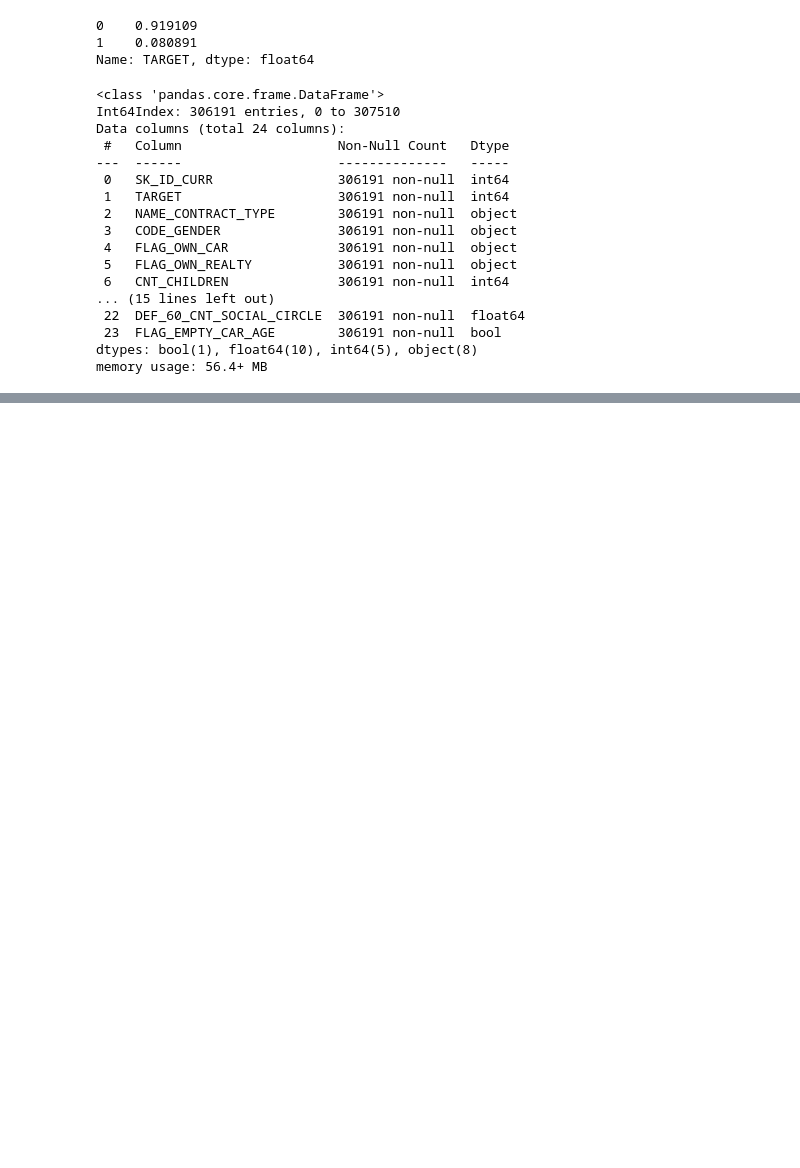
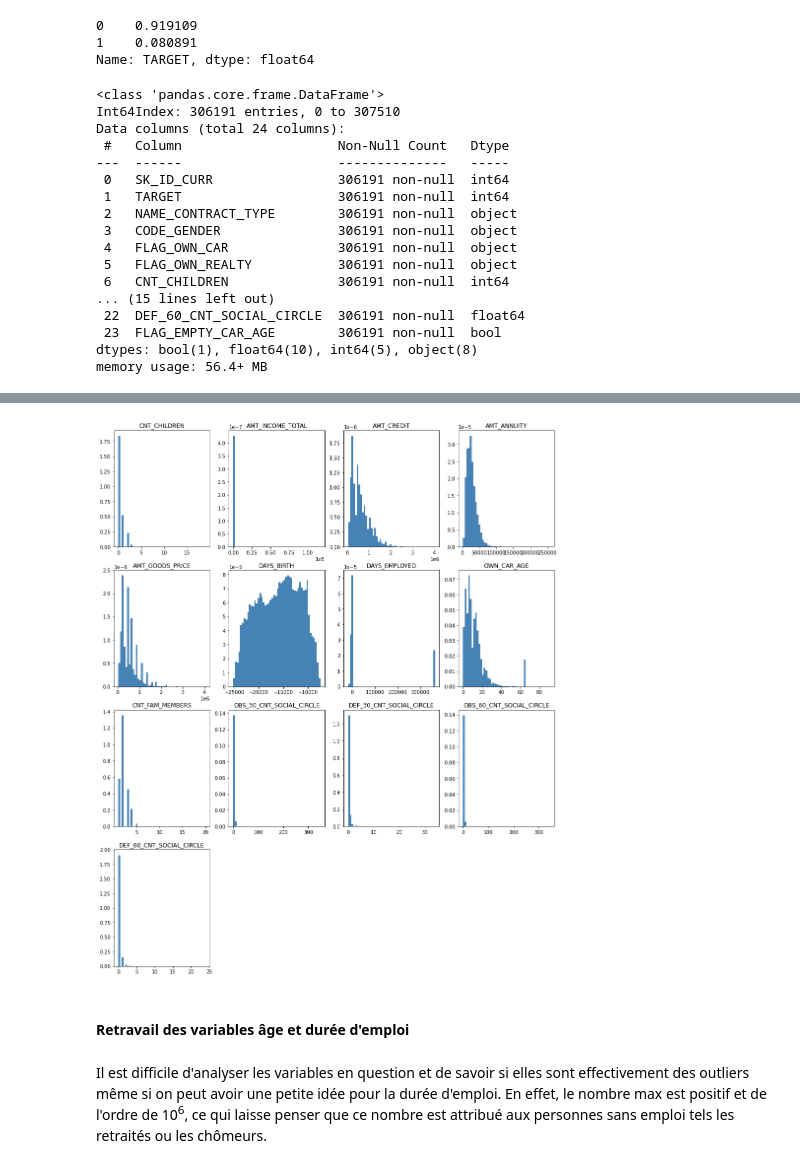
Before and after one commit to sebastienbourgeois/oc-p7-implementer-modele-scoring, a Jupyter notebook: code/modelisation.ipynb, the cells around one changed output, grey strips where cells are left out. Saved outputs shown, nothing was run; the diff lists cells and outputs as text; code cells hidden in the pictures; blank space fills up the shorter version.

Commit message:
Exploration des données quantitatives et conversion de DAYS_BIRTH et DAYS_EMPLOYED en années

```diff
--- a/code/modelisation.ipynb
+++ b/code/modelisation.ipynb
@@ -859,0 +862,2 @@ memory usage: 56.4+ MB
+# %%
+credits.reset_index(drop=True, inplace=True)
@@ -859,0 +880,8 @@ memory usage: 56.4+ MB
+# %%
+# sélection des variables quantitatives
+variables_dataset = credits.columns.values
+variables_quantitatives = []
+
+for variable in variables_dataset:
+    if variable not in ['SK_ID_CURR', 'TARGET'] and credits[variable].dtypes not in ['object', 'bool']:
+        variables_quantitatives.append(variable)
@@ -859,0 +916,16 @@ memory usage: 56.4+ MB
+# %%
+%matplotlib inline
+import matplotlib.pyplot as plt
+
+# visualisation des variables quantitatives
+fig = plt.figure(figsize=(16, 20))
+for indice_colonne in range(credits[variables_quantitatives].shape[1]):
+    ax = fig.add_subplot(4, 4, (indice_colonne+1))
+    nom_colonne = credits[variables_quantitatives].iloc[:, indice_colonne].name
+    h = ax.hist(credits[variables_quantitatives].iloc[:, indice_colonne], bins=50, color='steelblue',
+                density=True, edgecolor='none')
+    ax.set_title(nom_colonne, fontsize=12)
+# %% [output]
+[figure, added]
+# %% [markdown]
+#### Retravail des variables âge et durée d'emploi
@@ -859,0 +935,2 @@ memory usage: 56.4+ MB
+# %% [markdown]
+Il est difficile d'analyser les variables en question et de savoir si elles sont effectivement des outliers même si on peut avoir une petite idée pour la durée d'emploi. En effet, le nombre max est positif et de l'ordre de 10<sup>6</sup>, ce qui laisse penser que ce nombre est attribué aux personnes sans emploi tels les retraités ou les chômeurs.
```
Also changed, not shown: parts of 21 cells of this notebook.
